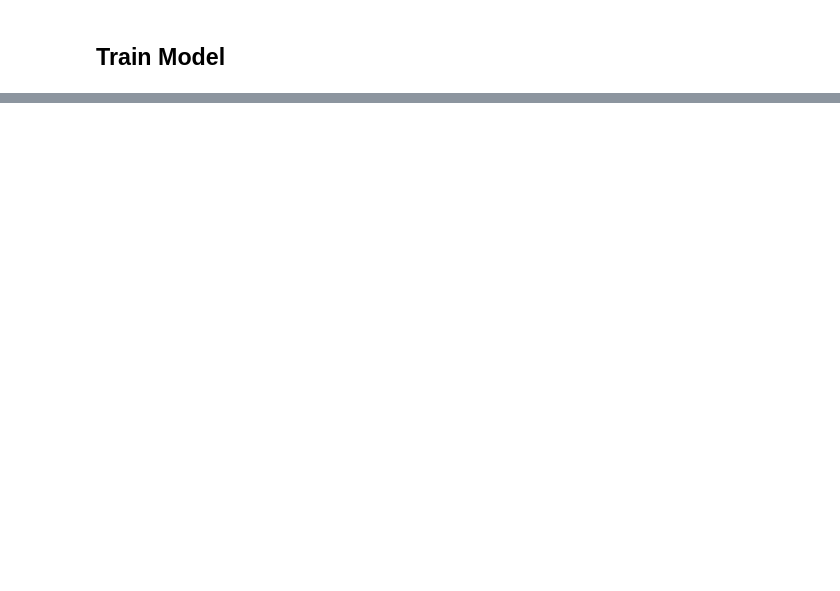
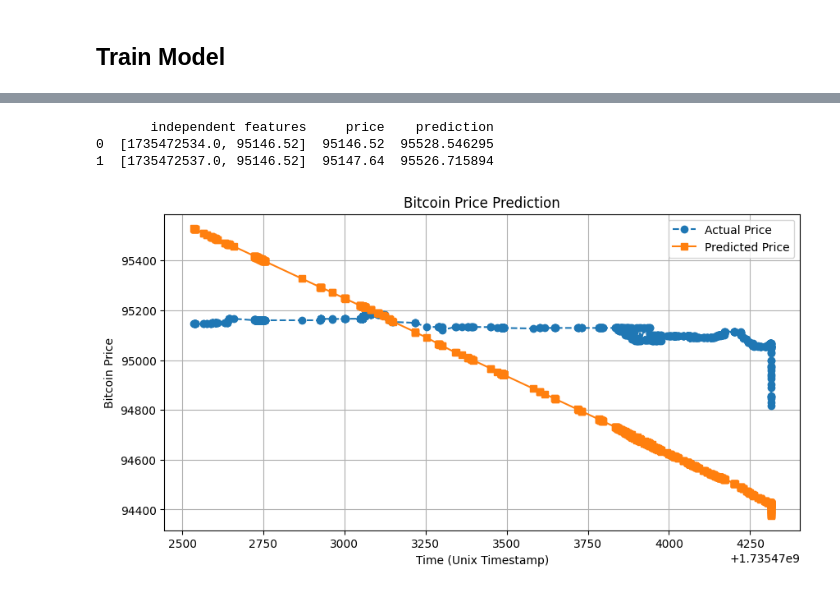
Before and after one commit to scaja/CryptoBot, a Jupyter notebook: regression/ml_regression.ipynb, the cells around one changed output, grey strips where cells are left out. Cells and saved outputs as stored; diff of their text form; code cells hidden in the pictures; blank space fills up the shorter version.

Commit message:
normalization and prediction earnings

```diff
--- a/regression/ml_regression.ipynb
+++ b/regression/ml_regression.ipynb
@@ -128,7 +129,7 @@ Train: 799 rows, Test: 199 rows
 ## Vectorize
 # %%
 feature_cols = ["time_numeric", "prev_price"]
-featureassembler=VectorAssembler(inputCols=feature_cols,outputCol="Independent Features")
+featureassembler=VectorAssembler(inputCols=feature_cols,outputCol="independent features")
 train_data_output=featureassembler.transform(train_data)
 print(train_data_output.show(5))
 print(train_data_output.columns)
@@ -154,8 +155,8 @@ None
 # %% [markdown]
 ## Prepare Data ML Model
 # %%
-scaler = MinMaxScaler(inputCol="features", outputCol="scaled_features")
+scaler = MinMaxScaler(inputCol="independent features", outputCol="scaled_features")
 scaler_model = scaler.fit(train_data_output)
-training_data_output = scaler_model.transform(train_data_output)
+train_data_output = scaler_model.transform(train_data_output)
 
-training_data_output.select("features", "scaled_features").show(truncate=False)
+train_data_output.select("independent features", "scaled_features").show(truncate=False)
@@ -162,4 +190,4 @@ training_data_output.select("features", "scaled_features").show(truncate=False)
 # %%
-finalized_data=training_data_output.select("Independent Features","price")
+finalized_data=train_data_output.select("scaled_features","price")
 print(finalized_data.show(5))
 # %% [output]
@@ -206,6 +211,6 @@ None
 # %% [markdown]
 ## Train Model
 # %%
-regressor=LinearRegression(featuresCol="Independent Features",labelCol="price")
+regressor=LinearRegression(featuresCol="scaled_features",labelCol="price")
 regressor=regressor.fit(finalized_data)
 # %% [output]
@@ -227,0 +233,21 @@ regressor=regressor.fit(finalized_data)
+# %%
+import matplotlib.pyplot as plt
+
+predictions = regressor.transform(train_data_output)
+
+pdf = predictions.select("independent features", "price", "prediction").toPandas().head(700)
+
+print(pdf.head(2))
+
+pdf["time"] = pdf["independent features"].apply(lambda x: x[0])
+plt.figure(figsize=(10, 5))
+plt.plot(pdf["time"], pdf["price"], label="Actual Price", marker="o", linestyle="dashed")
+plt.plot(pdf["time"], pdf["prediction"], label="Predicted Price", marker="s", linestyle="solid")
+
+plt.xlabel("Time (Unix Timestamp)")
+plt.ylabel("Bitcoin Price")
+plt.title("Bitcoin Price Prediction")
+plt.legend()
+plt.grid()
+plt.show()
+# %% [output]
@@ -227,0 +259,4 @@ regressor=regressor.fit(finalized_data)
+       independent features     price    prediction
+0  [1735472534.0, 95146.52]  95146.52  95528.546295
+1  [1735472537.0, 95146.52]  95147.64  95526.715894
+[figure, added]
```
Also changed, not shown: parts of 26 cells of this notebook.
